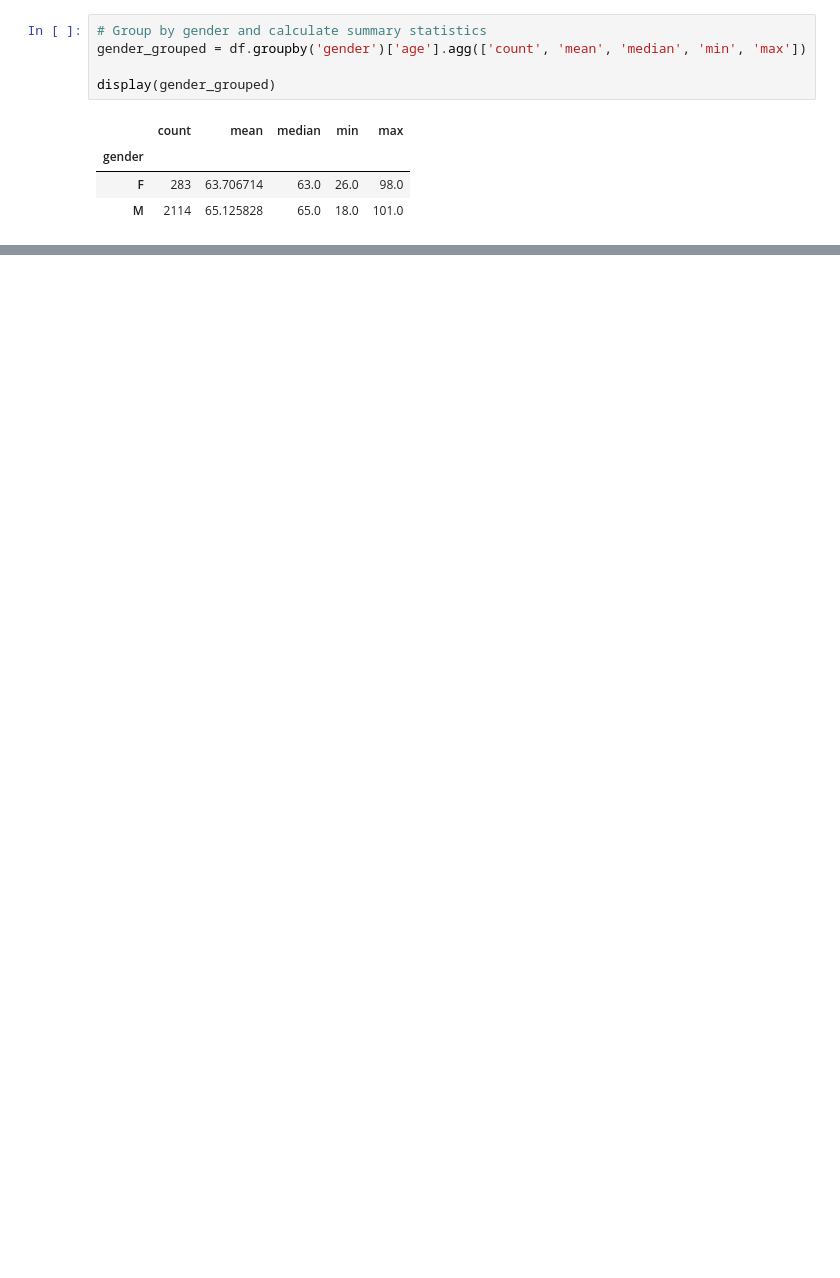
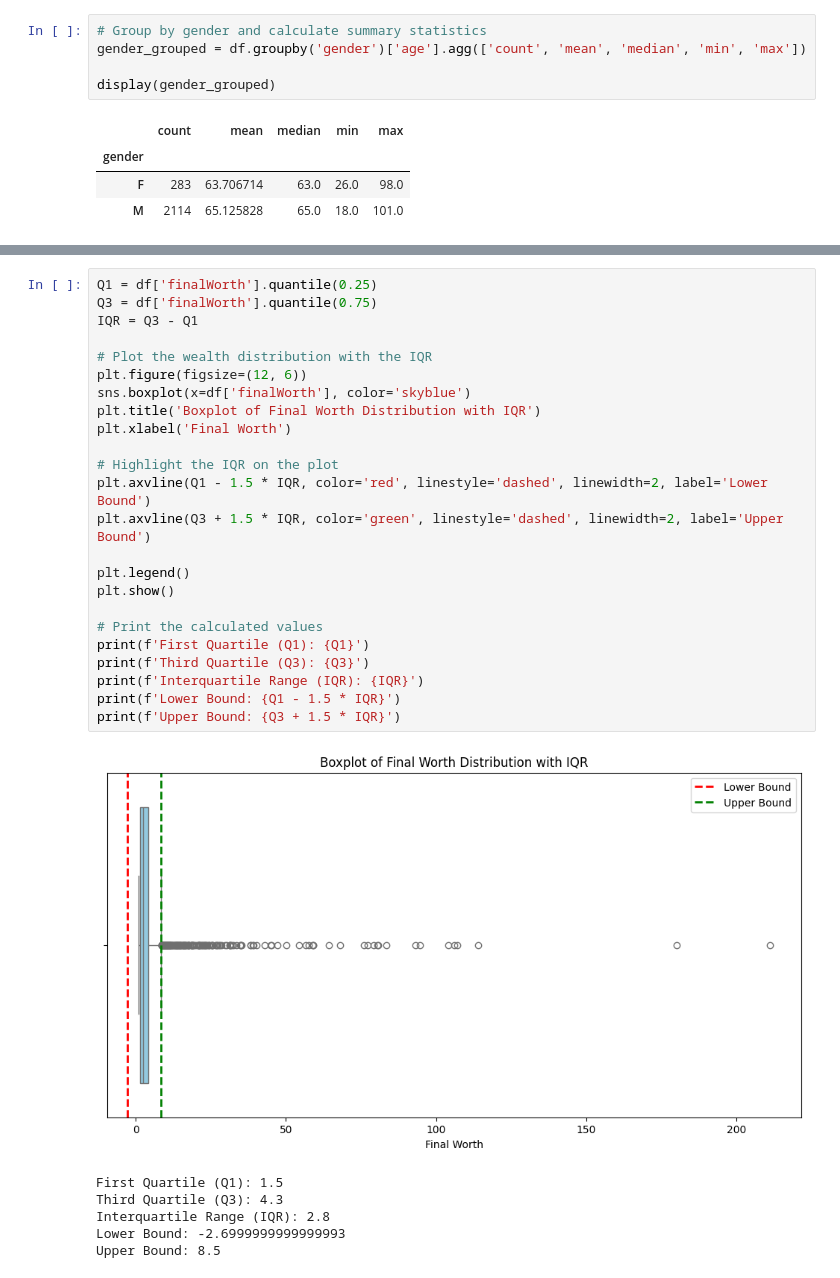
Before and after one commit to mujtabach2/BillionaireEDA, a Jupyter notebook: assignment1.ipynb, the cells around one changed output, grey strips where cells are left out. Cells and saved outputs as stored; diff of their text form; blank space fills up the shorter version.

```diff
--- a/assignment1.ipynb
+++ b/assignment1.ipynb
@@ -209,0 +333,31 @@ plt.show()
+# %%
+Q1 = df['finalWorth'].quantile(0.25)
+Q3 = df['finalWorth'].quantile(0.75)
+IQR = Q3 - Q1
+
+# Plot the wealth distribution with the IQR
+plt.figure(figsize=(12, 6))
+sns.boxplot(x=df['finalWorth'], color='skyblue')
+plt.title('Boxplot of Final Worth Distribution with IQR')
+plt.xlabel('Final Worth')
+
+# Highlight the IQR on the plot
+plt.axvline(Q1 - 1.5 * IQR, color='red', linestyle='dashed', linewidth=2, label='Lower Bound')
+plt.axvline(Q3 + 1.5 * IQR, color='green', linestyle='dashed', linewidth=2, label='Upper Bound')
+
+plt.legend()
+plt.show()
+
+# Print the calculated values
+print(f'First Quartile (Q1): {Q1}')
+print(f'Third Quartile (Q3): {Q3}')
+print(f'Interquartile Range (IQR): {IQR}')
+print(f'Lower Bound: {Q1 - 1.5 * IQR}')
+print(f'Upper Bound: {Q3 + 1.5 * IQR}')
+# %% [output]
+[figure, added]
+First Quartile (Q1): 1.5
+Third Quartile (Q3): 4.3
+Interquartile Range (IQR): 2.8
+Lower Bound: -2.6999999999999993
+Upper Bound: 8.5
```
Also changed, not shown: parts of 62 cells of this notebook.
